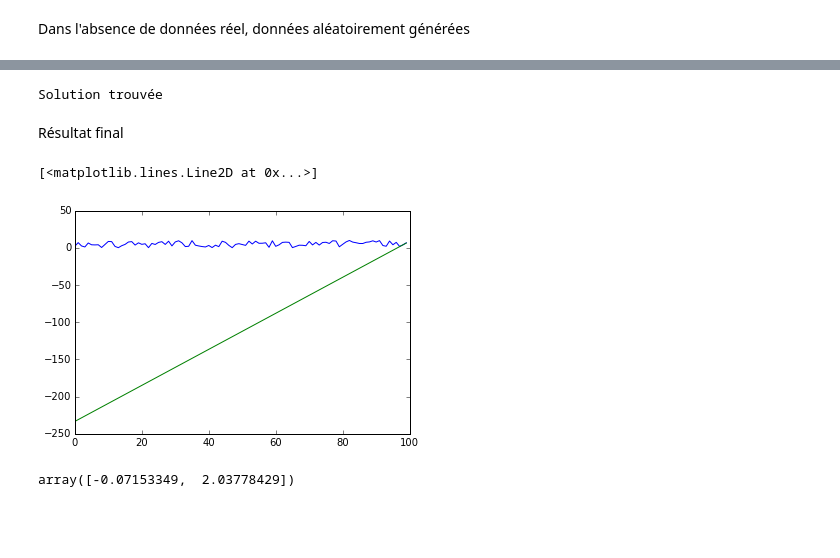
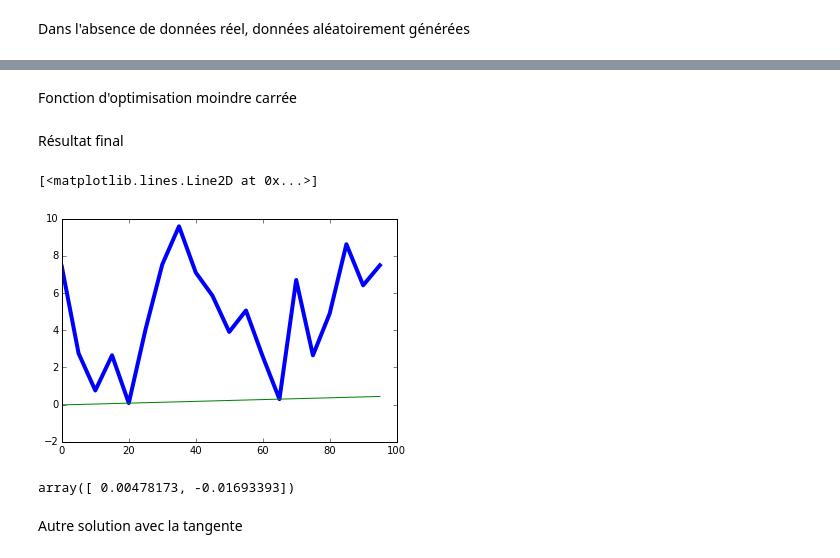
Before and after one commit to emilienschultz/researchnotebooks, a Jupyter notebook: Papa.ipynb, the cells around one changed output, grey strips where cells are left out. Cells and saved outputs as stored; diff of their text form; code cells hidden in the pictures; blank space fills up the shorter version.

```diff
--- a/Papa.ipynb
+++ b/Papa.ipynb
@@ -28,12 +39,11 @@ Calcul de toutes les droites tangente en chaque point
 # %%
-def add_line(X,Y,D):
-    lines = []
-    for i in range(0,len(D)):
-        Yd = [D[i]*(j-X[i+1])+Y[i+1] for j in X]
-        lines.append(Yd)
-    return lines
+def lines(X,Y):
+    candidates = []
+    for i in range(0,len(X)):
+        for j in range(0,len(X)):
+            if i != j:
+                d = (Y[i]-Y[j])/(X[i]-X[j])
+                Yd = [d*(u-X[i])+Y[i] for u in X]
+                if dontcut(X,Y,Yd):
+                    candidates.append(Yd)
+    return candidates
-# %%
-lines = add_line(X,Y,D)
-plt.plot(X,Y)
-for i in lines:
-    plt.plot(X,i)
@@ -65,16 +50,24 @@ def filterCross(Y,Yd):
-# %%
-t = filterCross(Y,lines)
-# %% [output]
-Solution trouvée
+# %% [markdown]
+Fonction d'optimisation moindre carrée
+# %%
+def selectBest(X,Y,candidates):
+    sort = []
+    for l in candidates:
+        s = sum(((Y[i]-l[i])**2 for i in range(0,len(l))))
+        sort.append([s,l])
+    return sorted(sort)[0][1]
 # %% [markdown]
 Résultat final
 # %%
-plt.plot(X,Y)
-plt.plot(X,t)
+plt.plot(X,Y,linewidth=4)
+L = lines(X,Y)
+plt.plot(X,selectBest(X,Y,L))
 # %% [output]
 [<matplotlib.lines.Line2D at 0x...>]
-[figure, old version]
+[figure, new version]
 # %%
-np.polyfit(X,t,deg=1)
+np.polyfit(X,selectBest(X,Y,L),deg=1)
 # %% [output]
-array([-0.07153349,  2.03778429])
+array([ 0.00478173, -0.01693393])
+# %% [markdown]
+Autre solution avec la tangente
```
Also changed, not shown: parts of 11 cells of this notebook.
